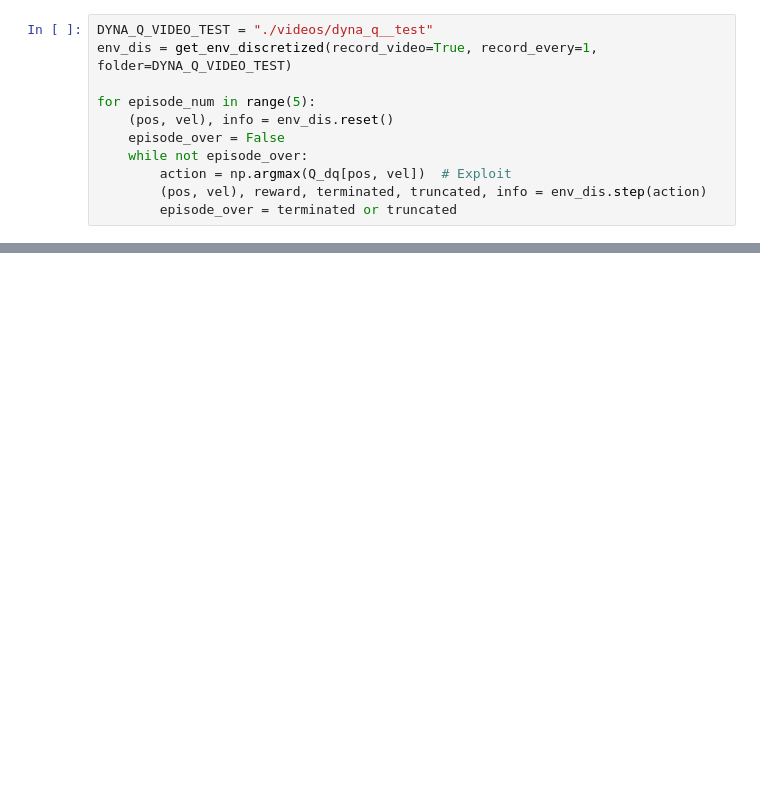
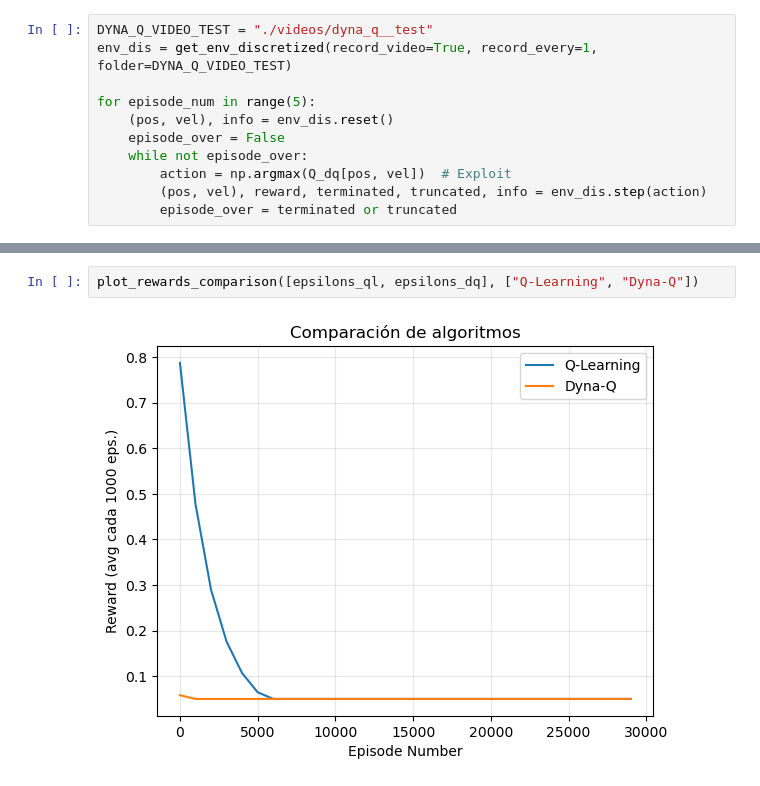
Before and after one commit to rodrigobeniteza/ORT-AI, a Jupyter notebook: Taller Inteligencia Artificial/Clases/Laboratorio 6 - Dyna-Q/Dyna_Q-letra.ipynb, the cells around one changed output, grey strips where cells are left out. Cells and saved outputs as stored; diff of their text form; blank space fills up the shorter version.

```diff
--- a/Taller Inteligencia Artificial/Clases/Laboratorio 6 - Dyna-Q/Dyna_Q-letra.ipynb
+++ b/Taller Inteligencia Artificial/Clases/Laboratorio 6 - Dyna-Q/Dyna_Q-letra.ipynb
@@ -365,0 +388,4 @@ Video(video_path, embed=True, width=600)
+# %%
+plot_rewards_comparison([epsilons_ql, epsilons_dq], ["Q-Learning", "Dyna-Q"])
+# %% [output]
+[figure, added]
```
Also changed, not shown: parts of 18 cells of this notebook.
